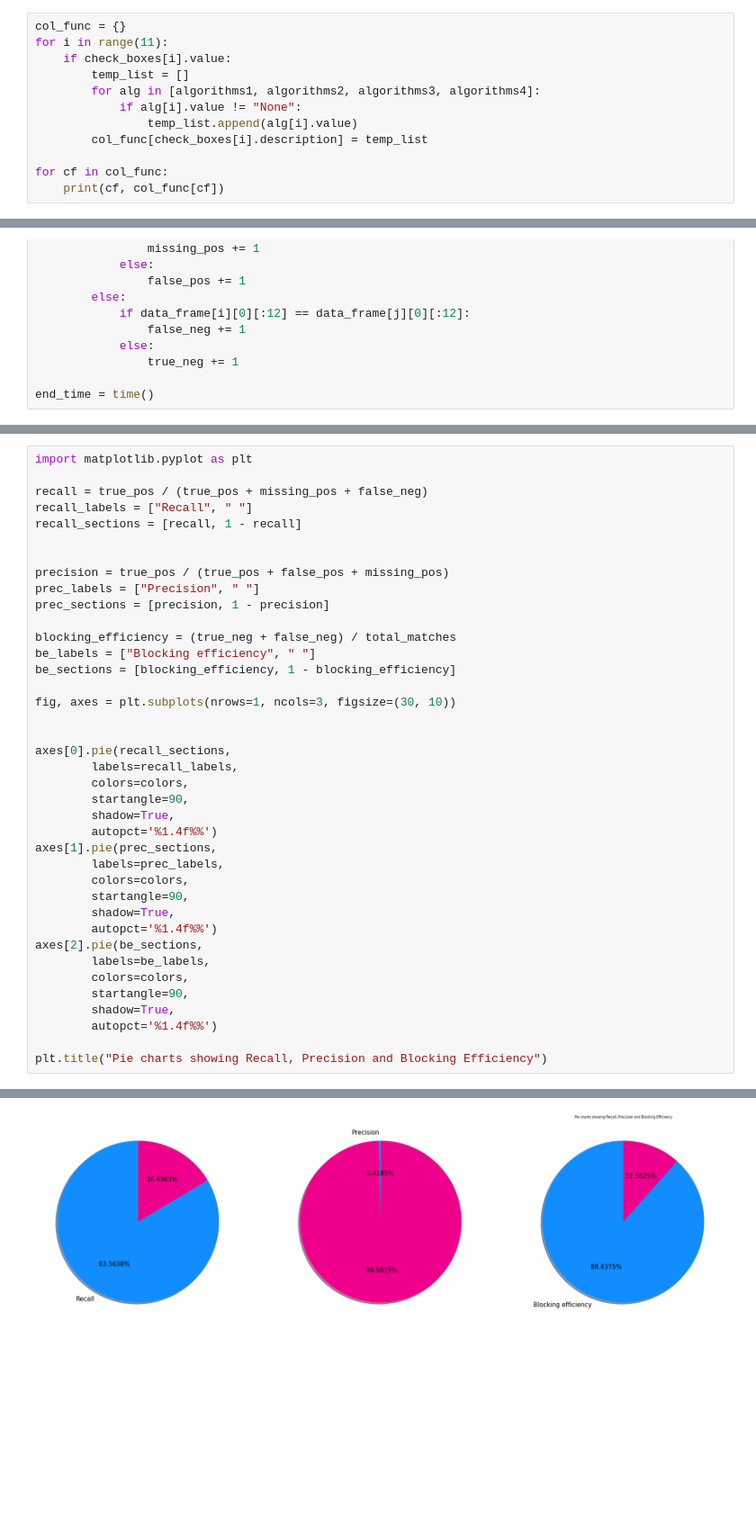
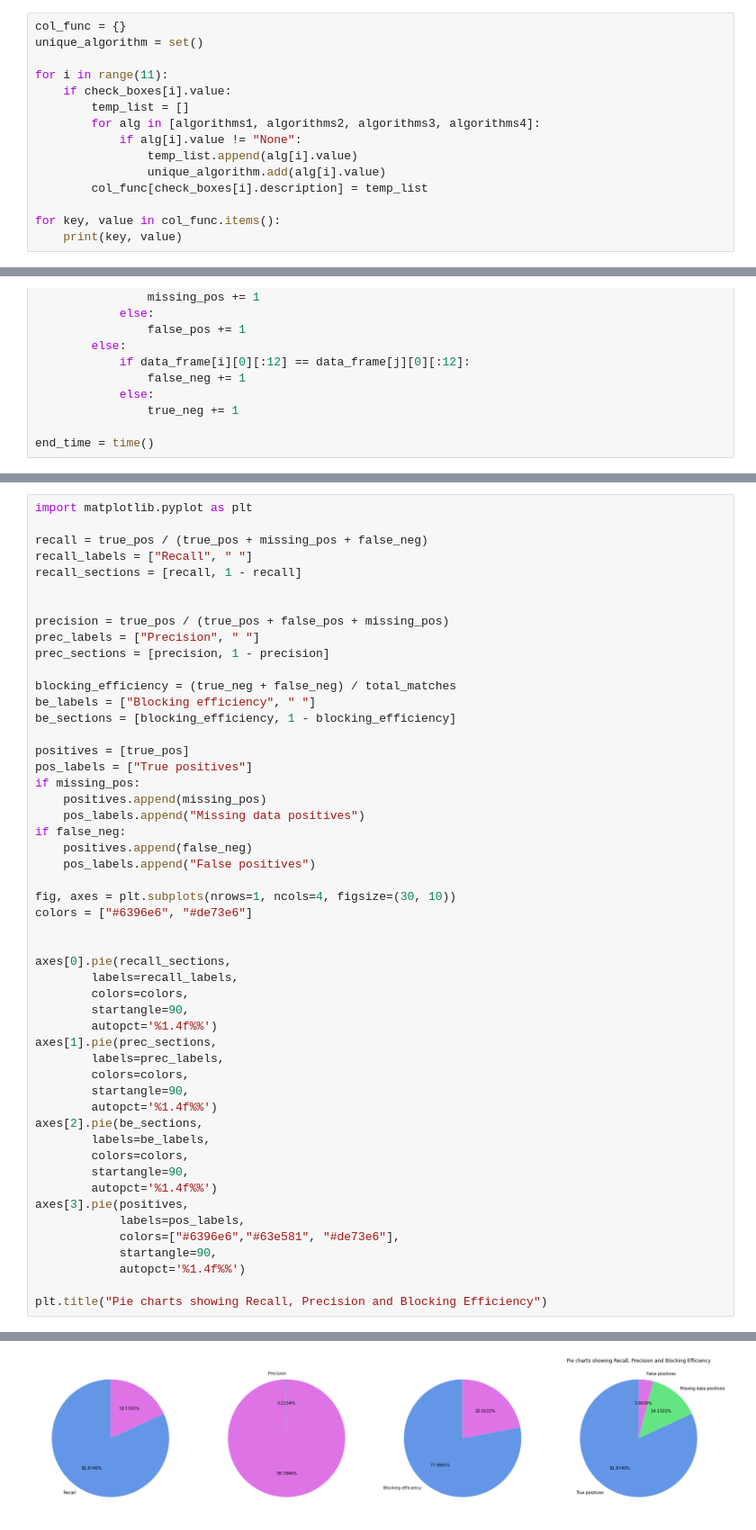
Before and after one commit to jembi/mpi-toolkit-notebook, a Jupyter notebook: blocking-notebook/MPIBlockingNotebook.ipynb, the cells around one changed output, grey strips where cells are left out. Shown at 90% size. Drawn from its saved outputs; the diff is of its cells as text; blank space fills up the shorter version.

Commit message:
BL - notebook update, pie charts

```diff
--- a/blocking-notebook/MPIBlockingNotebook.ipynb
+++ b/blocking-notebook/MPIBlockingNotebook.ipynb
@@ -107,14 +108,17 @@ Basic table output for user to choose which columns they would like to block on
 Level of each blocking (edit ditance and similarity) to be included at a later stage.
 # %%
 col_func = {}
+unique_algorithm = set()
+
 for i in range(11):
     if check_boxes[i].value:
         temp_list = []
         for alg in [algorithms1, algorithms2, algorithms3, algorithms4]:
             if alg[i].value != "None":
                 temp_list.append(alg[i].value)
+                unique_algorithm.add(alg[i].value)
         col_func[check_boxes[i].description] = temp_list
 
-for cf in col_func:
-    print(cf, col_func[cf])
+for key, value in col_func.items():
+    print(key, value)
 # %% [output]
@@ -280,35 +324,47 @@ recall_sections = [recall, 1 - recall]
 
 precision = true_pos / (true_pos + false_pos + missing_pos)
 prec_labels = ["Precision", " "]
 prec_sections = [precision, 1 - precision]
 
 blocking_efficiency = (true_neg + false_neg) / total_matches
 be_labels = ["Blocking efficiency", " "]
 be_sections = [blocking_efficiency, 1 - blocking_efficiency]
 
-fig, axes = plt.subplots(nrows=1, ncols=3, figsize=(30, 10))
+positives = [true_pos]
+pos_labels = ["True positives"]
+if missing_pos:
+    positives.append(missing_pos)
+    pos_labels.append("Missing data positives")
+if false_neg:
+    positives.append(false_neg)
+    pos_labels.append("False positives")
+
+fig, axes = plt.subplots(nrows=1, ncols=4, figsize=(30, 10))
+colors = ["#6396e6", "#de73e6"]
 
 
 axes[0].pie(recall_sections,
         labels=recall_labels,
         colors=colors,
         startangle=90,
-        shadow=True,
         autopct='%1.4f%%')
 axes[1].pie(prec_sections,
         labels=prec_labels,
         colors=colors,
         startangle=90,
-        shadow=True,
         autopct='%1.4f%%')
 axes[2].pie(be_sections,
         labels=be_labels,
         colors=colors,
         startangle=90,
-        shadow=True,
         autopct='%1.4f%%')
+axes[3].pie(positives,
+            labels=pos_labels,
+            colors=["#6396e6","#63e581", "#de73e6"],
+            startangle=90,
+            autopct='%1.4f%%')
 
 plt.title("Pie charts showing Recall, Precision and Blocking Efficiency")
 # %% [output]
 Text(0.5, 1.0, 'Pie charts showing Recall, Precision and Blocking Efficiency')
-[figure, old version]
+[figure, new version]
```
Also changed, not shown: parts of 9 cells of this notebook.
